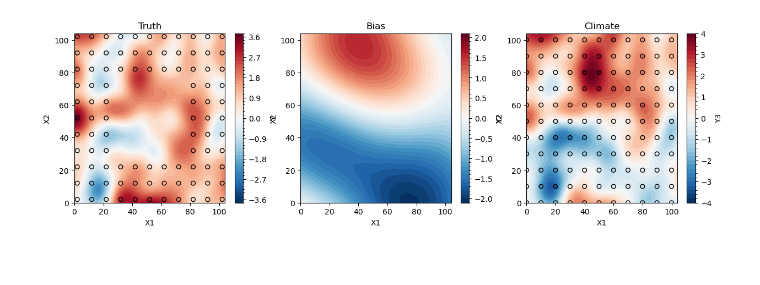
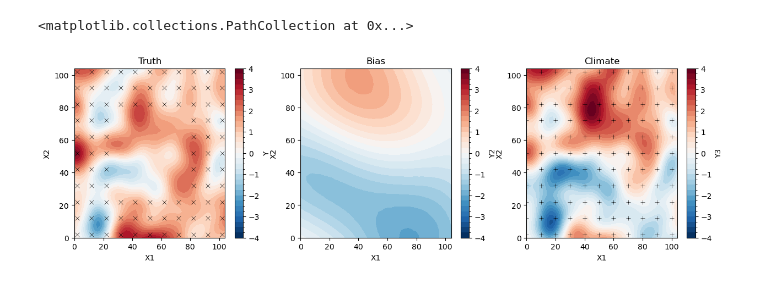
Before and after one commit to Jez-Carter/Bias_Correction, a Jupyter notebook: scripts/Exploratory_Notebooks/2D Gaussian Process Example.ipynb, the cells around one changed output. Drawn from its saved outputs; the diff is of its cells as text; code cells hidden in the pictures.

```diff
--- a/scripts/Exploratory_Notebooks/2D Gaussian Process Example.ipynb
+++ b/scripts/Exploratory_Notebooks/2D Gaussian Process Example.ipynb
@@ -60,21 +60,19 @@ da_climate_stacked = da_climate.stack(X=('X1', 'X2'))
 # %%
 fig, axs = plt.subplots(1, 3, figsize=(15, 4))
 plots = []
 variables = ['Y','Y2','Y3']
 titles = ['Truth','Bias','Climate']
-# vmin = min(ds.min().data_vars.values())
-# vmax = max(ds.max().data_vars.values())
+levels = create_levels(ds,0.25,0,center=True)
 
 for i,var,title in zip(range(1, 4), variables, titles):
     plt.subplot(1, 3, i)
     plots.append(
-        ds[f'{var}'].plot.contourf(x='X1',y='X2',levels=50)
+        ds[f'{var}'].plot.contourf(x='X1',y='X2',levels=levels,center=0)
     )
     plt.title(title)
 
-for i,var,da in zip([0,2],['Y','Y3'],[da_obs,da_climate]):
-    ax = axs.flatten()[i]
-    da.to_dataset().plot.scatter(x='X1',y='X2',hue=f'{var}',s=30, edgecolors='k',add_colorbar=False, ax=ax, add_title=False)
-# https://docs.xarray.dev/en/stable/generated/xarray.plot.scatter.html
+axs[0].scatter(da_obs_stacked.dropna('X').X1, da_obs_stacked.dropna('X').X2, s=30, marker='x', c='k')
+axs[2].scatter(da_climate_stacked.X1, da_obs_stacked.X2, s=30, marker='+',c='k')
 # %% [output]
+<matplotlib.collections.PathCollection at 0x...>
-[figure, old version]
+[figure, new version]
```
Also changed, not shown: parts of 9 cells of this notebook, 3 other files.
